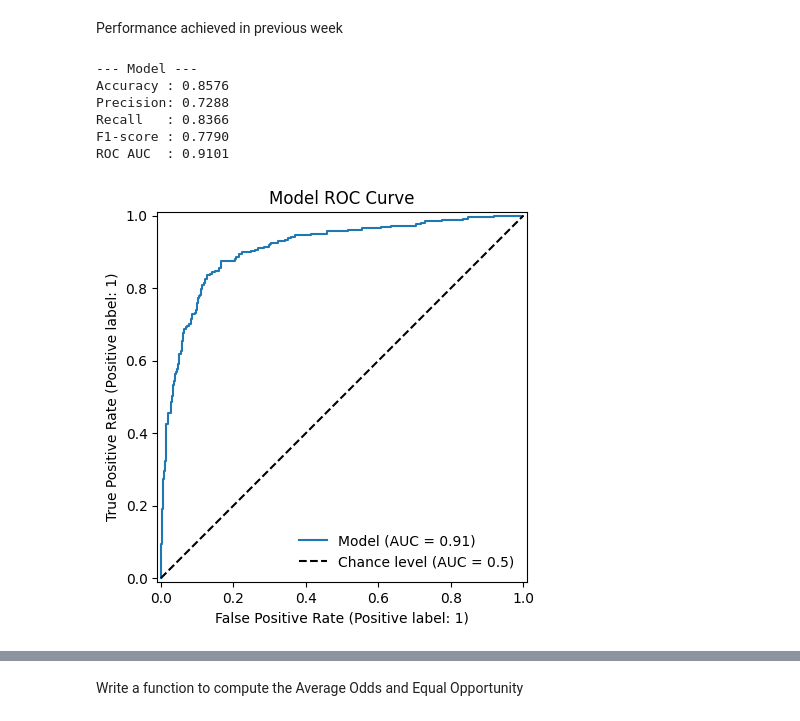
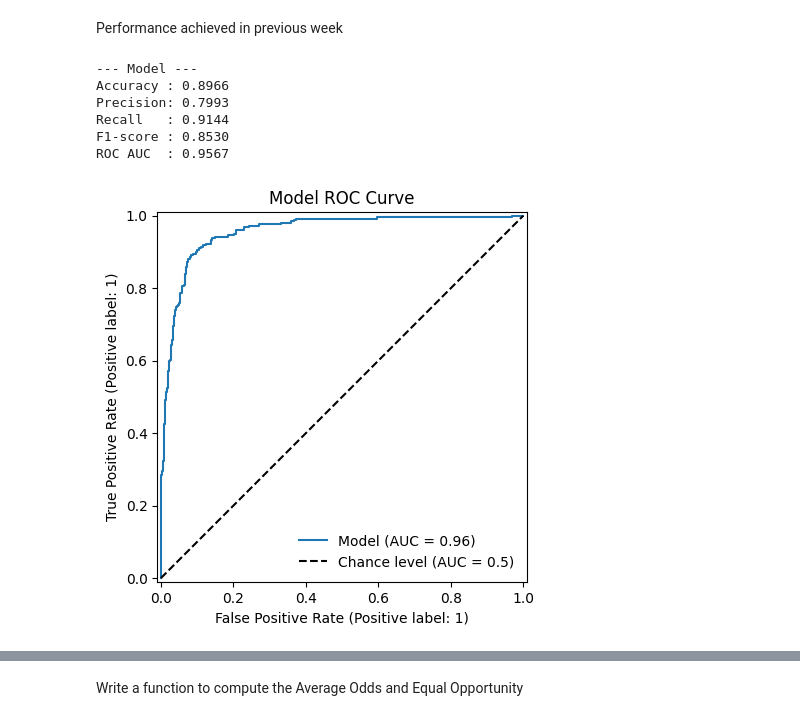
Before and after one commit to Christelleelkhoury/AIM, a Jupyter notebook: notebooks/week5/lesson1_solution.ipynb, the cells around one changed output, grey strips where cells are left out. Cells and saved outputs as stored; diff of their text form; code cells hidden in the pictures.

```diff
--- a/notebooks/week5/lesson1_solution.ipynb
+++ b/notebooks/week5/lesson1_solution.ipynb
@@ -487,18 +512,19 @@ def eval(model, eval_dataset, device,
 # %% [markdown]
 Performance achieved in previous week
 # %%
-img_dir  = f'{DATA_PATH}/data/CXR8/images'
+img_dir  = f'{DATA_PATH}/images'
+model = model_densenet
 
 eval_ds   = ChestXrayDataset(eval_df,   img_dir, transform=eval_transforms)
 _,_,_=eval(model, eval_ds, device)
 # %% [output]
 --- Model ---
-Accuracy : 0.8576
-Precision: 0.7288
-Recall   : 0.8366
-F1-score : 0.7790
-ROC AUC  : 0.9101
+Accuracy : 0.8966
+Precision: 0.7993
+Recall   : 0.9144
+F1-score : 0.8530
+ROC AUC  : 0.9567
-[figure, old version]
+[figure, new version]
 # %%
 eval_df.loc[eval_df['Age Group']=='50+']
 # %% [output]
```
Also changed, not shown: parts of 31 cells of this notebook, 10 other files.
